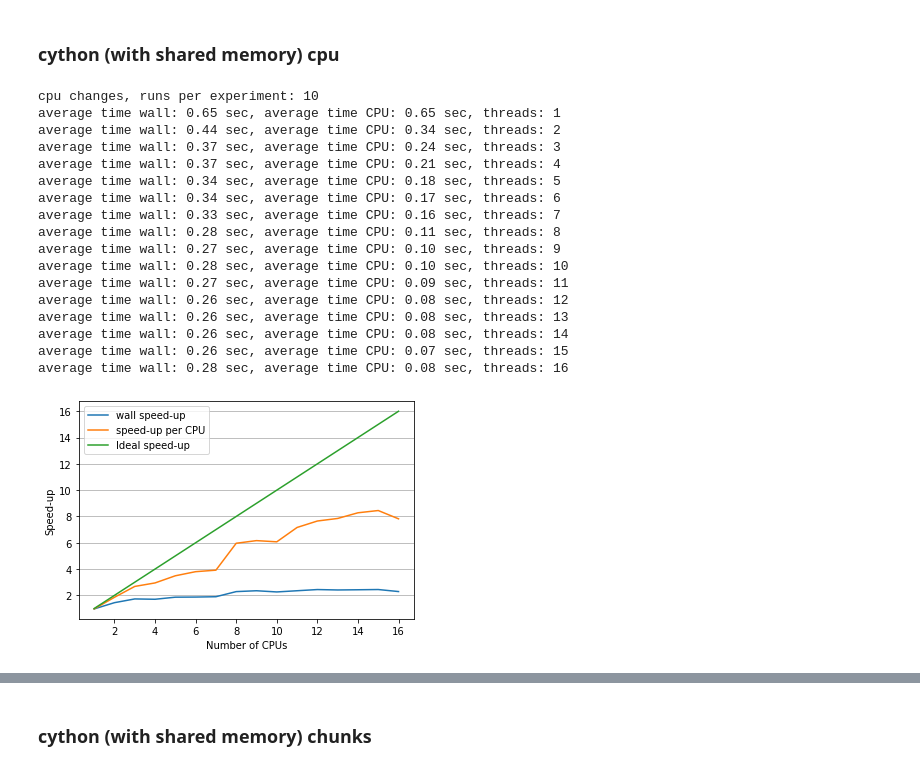
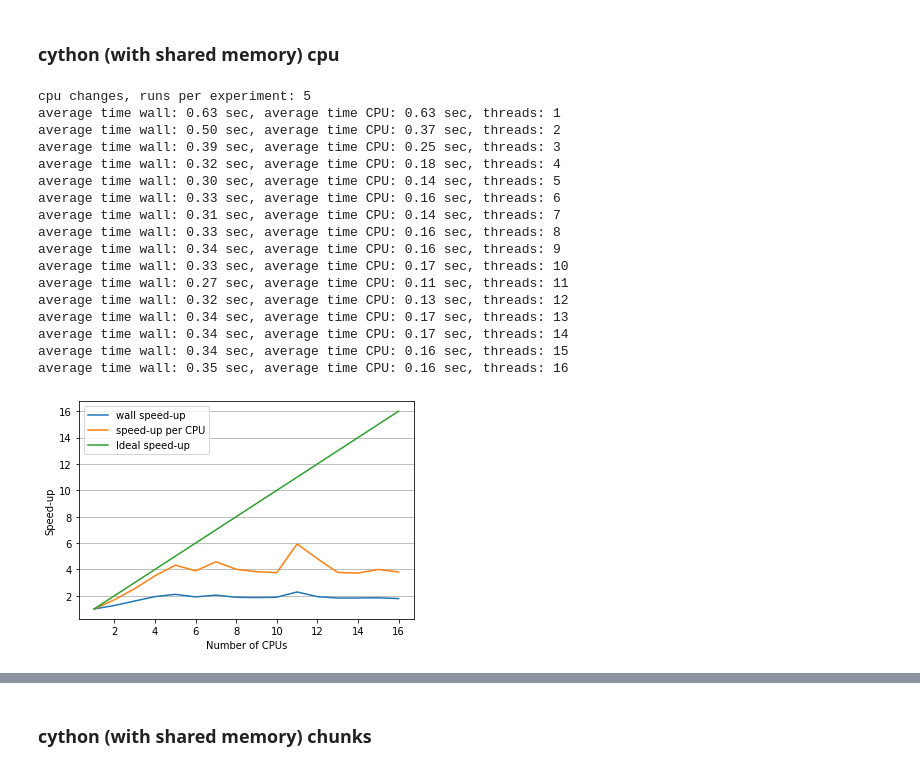
Before and after one commit to PREFERRED2022/mlfires-classic, a Jupyter notebook: ML_fires_al/par_conv_tab_2D.ipynb, the cells around one changed output, grey strips where cells are left out. Saved outputs shown, nothing was run; the diff lists cells and outputs as text; code cells hidden in the pictures.

```diff
--- a/ML_fires_al/par_conv_tab_2D.ipynb
+++ b/ML_fires_al/par_conv_tab_2D.ipynb
@@ -113,9 +136,10 @@ time: 2.90 sec
 ### Multiprocessing with map
 # %%
 nruns=1
-totalrun=0
 npdayl=list(npday)
-for cpus in range(10,11):
+multimap=[]
+for cpus in range(1,maxcpus+1):
+    totalrun=0
     for run in range(nruns):
         start = time.time()
         with Pool(cpus) as p:
@@ -123,5 +147,6 @@ for cpus in range(10,11):
         end = time.time()
         totalrun+=(end - start)
     print('average time: %.2f sec, cpus: %s'%(totalrun/nruns, cpus))
+    multimap+=[totalrun/nruns]
 npdayl=None
 # %% [output]
@@ -131,24 +193,26 @@ average time: 169.95 sec, cpus: 10
 # %%
 nruns=1
 totalrun=0
-ncpus=10
-for ncpus in range(1,8):
+ncpus=maxcpus
+multishared=[]
+for ncpus in range(1,maxcpus+1):
     start = time.time()
     procs=[]
     chunk = int(npday.shape[0] / ncpus)
     chunk_rem = npday.shape[0] % ncpus
-    shDay = Array('f', gridwidth * gridheight * featn)
+    shm = shared_memory.SharedMemory(create=True, size=4*gridheight*gridwidth*featn)
+    shDay = np.ndarray((gridheight, gridwidth, featn), dtype=np.float32, buffer=shm.buf)
     for cpu in range(ncpus-1):
-        procs += [Process(target=assignrowshared, args=(shDay, (gridwidth, gridheight, featn), npday[cpu*chunk:(cpu+1)*chunk]))]
+        procs += [Process(target=assignrowshared2, args=(shDay, npday[cpu*chunk:(cpu+1)*chunk]))]
         procs[cpu].start()
-    procs += [Process(target=assignrowshared, args=(shDay, (gridwidth, gridheight, featn), npday[(ncpus-1)*chunk:]))]
+    procs += [Process(target=assignrowshared2, args=(shDay, npday[(ncpus-1)*chunk:]))]
     procs[-1].start()
-    #while True:
-    #    time.sleep(1)
-    #    if all([not proc.is_alive() for proc in procs]):
-    #        break
     for p in procs: p.join()
-    shDay_np = np.frombuffer(shDay.get_obj(), dtype=np.float32).reshape((gridwidth, gridheight, featn))
+    #print(shDay[75,804])
+    shm.close()
+    shm.unlink()
+    shDay=None
     end = time.time()
     print('time: %.2f sec, cpu: %s'%((end-start),ncpus))
+    multishared+=[end-start]
 # %% [output]
@@ -162,47 +237,50 @@ time: 30.34 sec, cpu: 7
 # %% [markdown]
 ### cython (with shared memory) cpu
 # %%
-nruns=10
+nruns=5
 print('cpu changes, runs per experiment: %s'%nruns)
 proctimes=[]
+speedtimes=[]
 walltimes=[]
+Tseq=0
 for nt in range(1,maxcpus+1):
     proctotal = 0
     walltotal = 0
     for run in range(nruns):
         start = time.time()
         stpr = time.process_time()
-        id2xy, grid = nppar.fillcube(nt, npday, firstid, rdiff, gridwidth, gridheight)
+        id2xy, grid = nppar.fillcube(nt, npday, firstid, rdiff, gridwidth, gridheight,intensive=0)
         end = time.time()
         endpr = time.process_time()
         proctotal+=(endpr - stpr)
         walltotal+=(end - start)
         avgtw = walltotal/nruns
         avgtp = proctotal/nruns/nt
         if nt==1:
             Tseqp=avgtp
             Tseqw=avgtw
     print('average time wall: %.2f sec, average time CPU: %.2f sec, threads: %s'%(avgtw, avgtp,nt))
-    proctimes+=[Tseq/avgtp]
-    walltimes+=[Tseq/avgtw]
+    proctimes+=[Tseqp/avgtp]
+    speedtimes+=[Tseqw/avgtw]
+    walltimes+=[avgtw]
 # plot
-plotspeedup(walltimes, proctimes, maxcpus)
+plotspeedup(speedtimes, proctimes, maxcpus)
 # %% [output]
-cpu changes, runs per experiment: 10
-average time wall: 0.65 sec, average time CPU: 0.65 sec, threads: 1
-average time wall: 0.44 sec, average time CPU: 0.34 sec, threads: 2
-average time wall: 0.37 sec, average time CPU: 0.24 sec, threads: 3
-average time wall: 0.37 sec, average time CPU: 0.21 sec, threads: 4
-average time wall: 0.34 sec, average time CPU: 0.18 sec, threads: 5
-average time wall: 0.34 sec, average time CPU: 0.17 sec, threads: 6
-average time wall: 0.33 sec, average time CPU: 0.16 sec, threads: 7
-average time wall: 0.28 sec, average time CPU: 0.11 sec, threads: 8
-average time wall: 0.27 sec, average time CPU: 0.10 sec, threads: 9
-average time wall: 0.28 sec, average time CPU: 0.10 sec, threads: 10
-average time wall: 0.27 sec, average time CPU: 0.09 sec, threads: 11
-average time wall: 0.26 sec, average time CPU: 0.08 sec, threads: 12
-average time wall: 0.26 sec, average time CPU: 0.08 sec, threads: 13
-average time wall: 0.26 sec, average time CPU: 0.08 sec, threads: 14
-average time wall: 0.26 sec, average time CPU: 0.07 sec, threads: 15
-average time wall: 0.28 sec, average time CPU: 0.08 sec, threads: 16
+cpu changes, runs per experiment: 5
+average time wall: 0.63 sec, average time CPU: 0.63 sec, threads: 1
+average time wall: 0.50 sec, average time CPU: 0.37 sec, threads: 2
+average time wall: 0.39 sec, average time CPU: 0.25 sec, threads: 3
+average time wall: 0.32 sec, average time CPU: 0.18 sec, threads: 4
+average time wall: 0.30 sec, average time CPU: 0.14 sec, threads: 5
+average time wall: 0.33 sec, average time CPU: 0.16 sec, threads: 6
+average time wall: 0.31 sec, average time CPU: 0.14 sec, threads: 7
+average time wall: 0.33 sec, average time CPU: 0.16 sec, threads: 8
+average time wall: 0.34 sec, average time CPU: 0.16 sec, threads: 9
+average time wall: 0.33 sec, average time CPU: 0.17 sec, threads: 10
+average time wall: 0.27 sec, average time CPU: 0.11 sec, threads: 11
+average time wall: 0.32 sec, average time CPU: 0.13 sec, threads: 12
+average time wall: 0.34 sec, average time CPU: 0.17 sec, threads: 13
+average time wall: 0.34 sec, average time CPU: 0.17 sec, threads: 14
+average time wall: 0.34 sec, average time CPU: 0.16 sec, threads: 15
+average time wall: 0.35 sec, average time CPU: 0.16 sec, threads: 16
-[figure, old version]
+[figure, new version]
```
Also changed, not shown: parts of 31 cells of this notebook, 17 other files.
